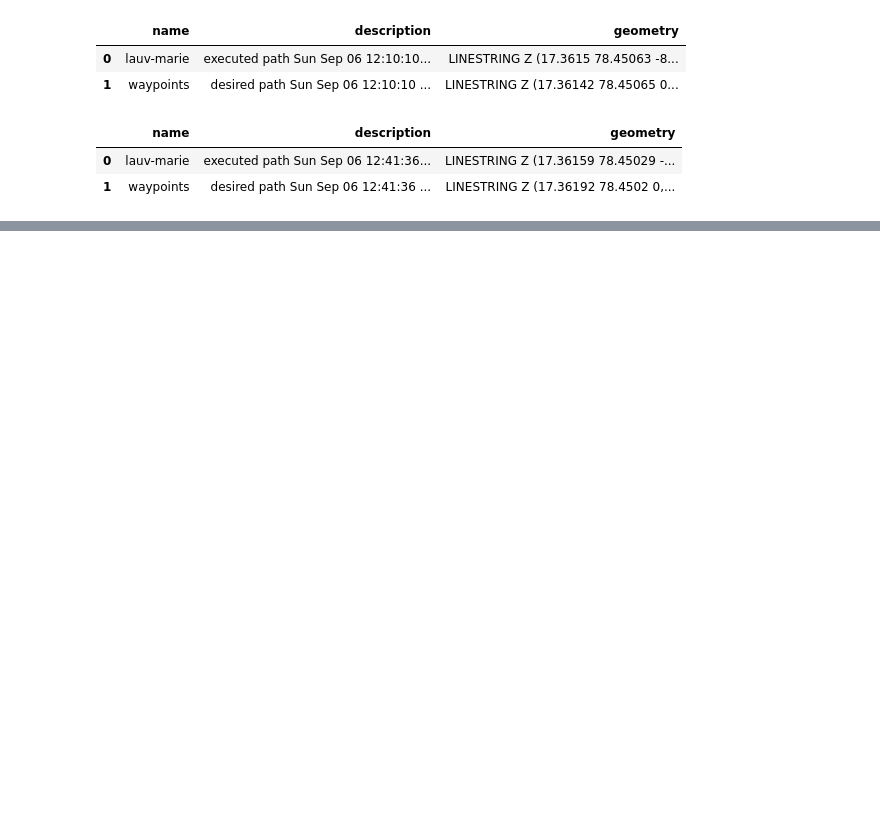
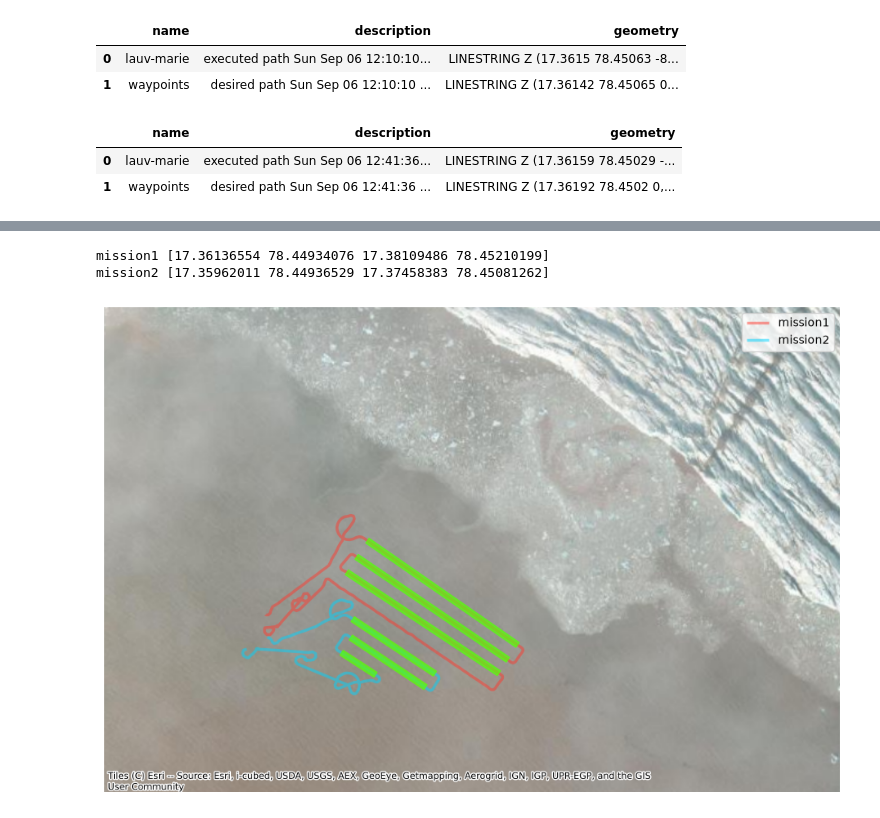
Before and after one commit to minimops/AT334_fieldwork_data_analysis, a Jupyter notebook: path_marie.ipynb, the cells around one changed output, grey strips where cells are left out. Saved outputs shown, nothing was run; the diff lists cells and outputs as text; code cells hidden in the pictures; blank space fills up the shorter version.

```diff
--- a/path_marie.ipynb
+++ b/path_marie.ipynb
@@ -54,0 +95,40 @@ mission2 [17.35962011 78.44936529 17.37458383 78.45081262]
+# %%
+# paths we will accept
+mission1_sections = [
+    (63, 142),
+    (156, 236),
+    (250, 329),
+]
+
+mission2_sections = [
+    (55, 97),
+    (110, 148),
+    (162, 179),
+]
+
+mission1_area = create_usable_area(
+    actual_path_1,
+    sections=mission1_sections,
+    buffer_metres=5
+)
+
+mission2_area = create_usable_area(
+    actual_path_2,
+    mission2_sections,
+    buffer_metres=5
+)
+
+areas = {
+    "mission1": mission1_area,
+    "mission2": mission2_area,
+}
+
+fig, ax = plot_mission_path(
+    paths={"mission1": actual_path_1, "mission2": actual_path_2},
+    areas=areas,
+    bounds=(17.35, 78.448, 17.405, 78.455)
+)
+# %% [output]
+mission1 [17.36136554 78.44934076 17.38109486 78.45210199]
+mission2 [17.35962011 78.44936529 17.37458383 78.45081262]
+[figure, added]
```
Also changed, not shown: parts of 5 cells of this notebook, 3 other files.
